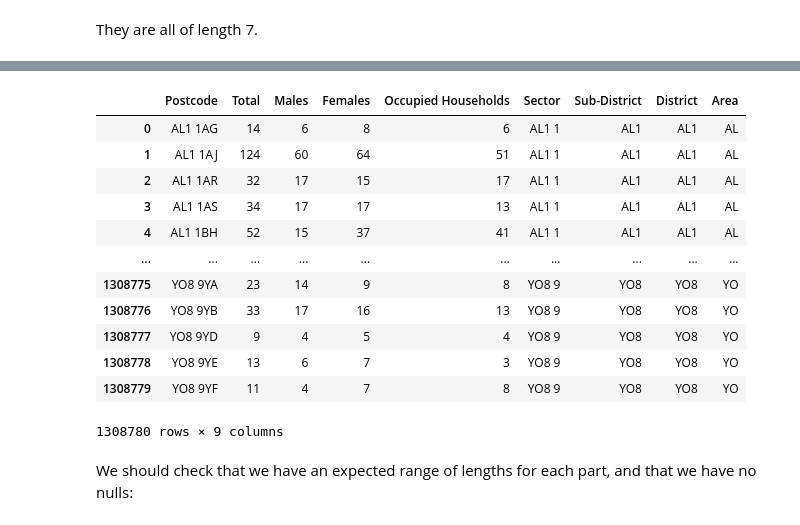
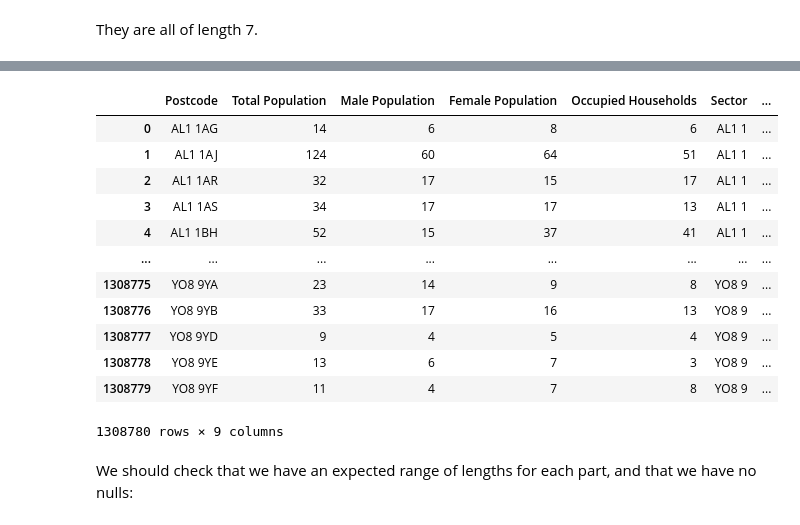
Before and after one commit to adhardy/mirador-task-sheet, a Jupyter notebook: postcode analysis/postcodes.ipynb, the cells around one changed output, grey strips where cells are left out. Drawn from its saved outputs; the diff is of its cells as text; code cells hidden in the pictures.

```diff
--- a/postcode analysis/postcodes.ipynb
+++ b/postcode analysis/postcodes.ipynb
@@ -91,23 +91,24 @@ These represent increasingly larger geographical areas (with the smallest being
 # %%
 #regex to extract Sector (1), Sub-District (2), District (3) and Area (4)
 regex_str = r"^(((([A-Z]{1,2})[0-9]{1,2})[A-Z]?)\s*[0-9])[A-Z]{2}$"
 postcode_parts = ["Sector", "Sub-District", "District", "Area"]
 df_postcodes[postcode_parts] = df_postcodes["Postcode"].str.extract(regex_str)
-df_postcodes = df_postcodes.rename(columns={"Occupied_Households":"Occupied Households"})
+#rename columns to be more descriptive
+df_postcodes = df_postcodes.rename(columns={"Occupied_Households":"Occupied Households", "Total":"Total Population", "Males":"Male Population", "Females":"Female Population"})
 df_postcodes
 # %% [output]
-|  | Postcode | Total | Males | Females | Occupied Households | Sector | Sub-District | District | Area |
-| 0 | AL1 1AG | 14 | 6 | 8 | 6 | AL1 1 | AL1 | AL1 | AL |
-| 1 | AL1 1AJ | 124 | 60 | 64 | 51 | AL1 1 | AL1 | AL1 | AL |
-| 2 | AL1 1AR | 32 | 17 | 15 | 17 | AL1 1 | AL1 | AL1 | AL |
-| 3 | AL1 1AS | 34 | 17 | 17 | 13 | AL1 1 | AL1 | AL1 | AL |
-| 4 | AL1 1BH | 52 | 15 | 37 | 41 | AL1 1 | AL1 | AL1 | AL |
-| ... | ... | ... | ... | ... | ... | ... | ... | ... | ... |
-| 1308775 | YO8 9YA | 23 | 14 | 9 | 8 | YO8 9 | YO8 | YO8 | YO |
-| 1308776 | YO8 9YB | 33 | 17 | 16 | 13 | YO8 9 | YO8 | YO8 | YO |
-| 1308777 | YO8 9YD | 9 | 4 | 5 | 4 | YO8 9 | YO8 | YO8 | YO |
-| 1308778 | YO8 9YE | 13 | 6 | 7 | 3 | YO8 9 | YO8 | YO8 | YO |
-| 1308779 | YO8 9YF | 11 | 4 | 7 | 8 | YO8 9 | YO8 | YO8 | YO |
+|  | Postcode | Total Population | Male Population | Female Population | Occupied Households | Sector | ... |
+| 0 | AL1 1AG | 14 | 6 | 8 | 6 | AL1 1 | ... |
+| 1 | AL1 1AJ | 124 | 60 | 64 | 51 | AL1 1 | ... |
+| 2 | AL1 1AR | 32 | 17 | 15 | 17 | AL1 1 | ... |
+| 3 | AL1 1AS | 34 | 17 | 17 | 13 | AL1 1 | ... |
+| 4 | AL1 1BH | 52 | 15 | 37 | 41 | AL1 1 | ... |
+| ... | ... | ... | ... | ... | ... | ... | ... |
+| 1308775 | YO8 9YA | 23 | 14 | 9 | 8 | YO8 9 | ... |
+| 1308776 | YO8 9YB | 33 | 17 | 16 | 13 | YO8 9 | ... |
+| 1308777 | YO8 9YD | 9 | 4 | 5 | 4 | YO8 9 | ... |
+| 1308778 | YO8 9YE | 13 | 6 | 7 | 3 | YO8 9 | ... |
+| 1308779 | YO8 9YF | 11 | 4 | 7 | 8 | YO8 9 | ... |
 1308780 rows × 9 columns
 # %% [markdown]
 We should check that we have an expected range of lengths for each part, and that we have no nulls:
```
Also changed, not shown: parts of 8 cells of this notebook.
